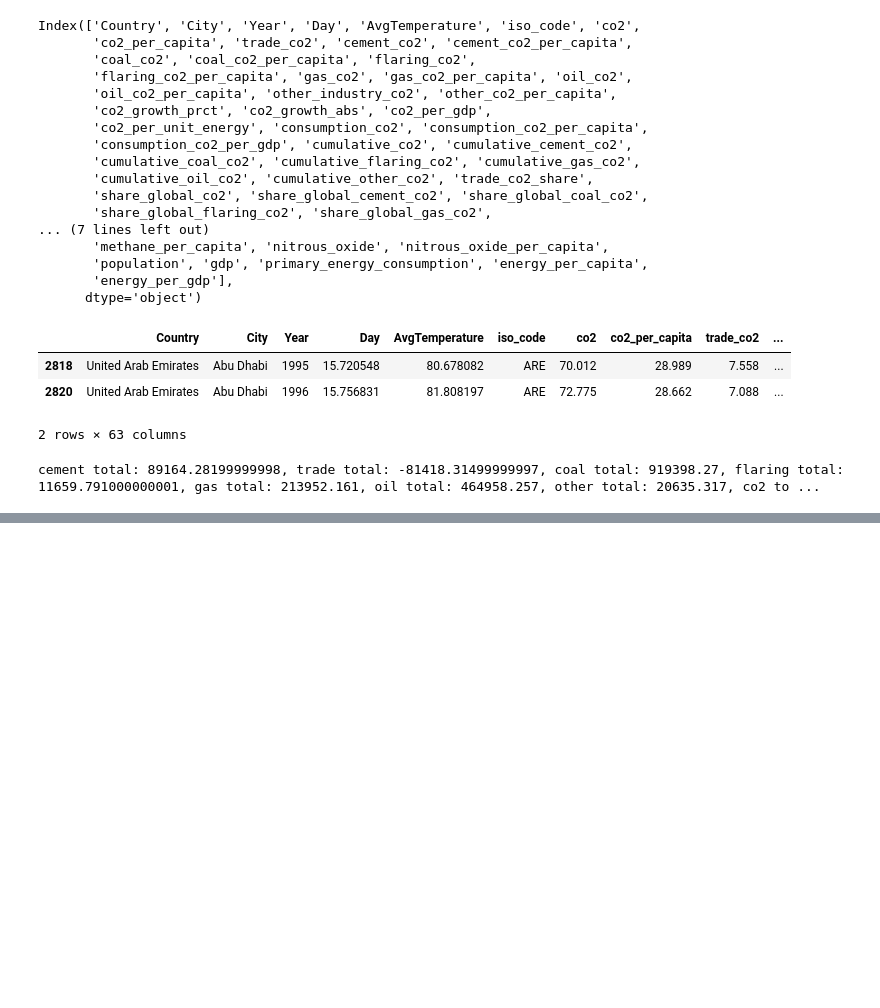
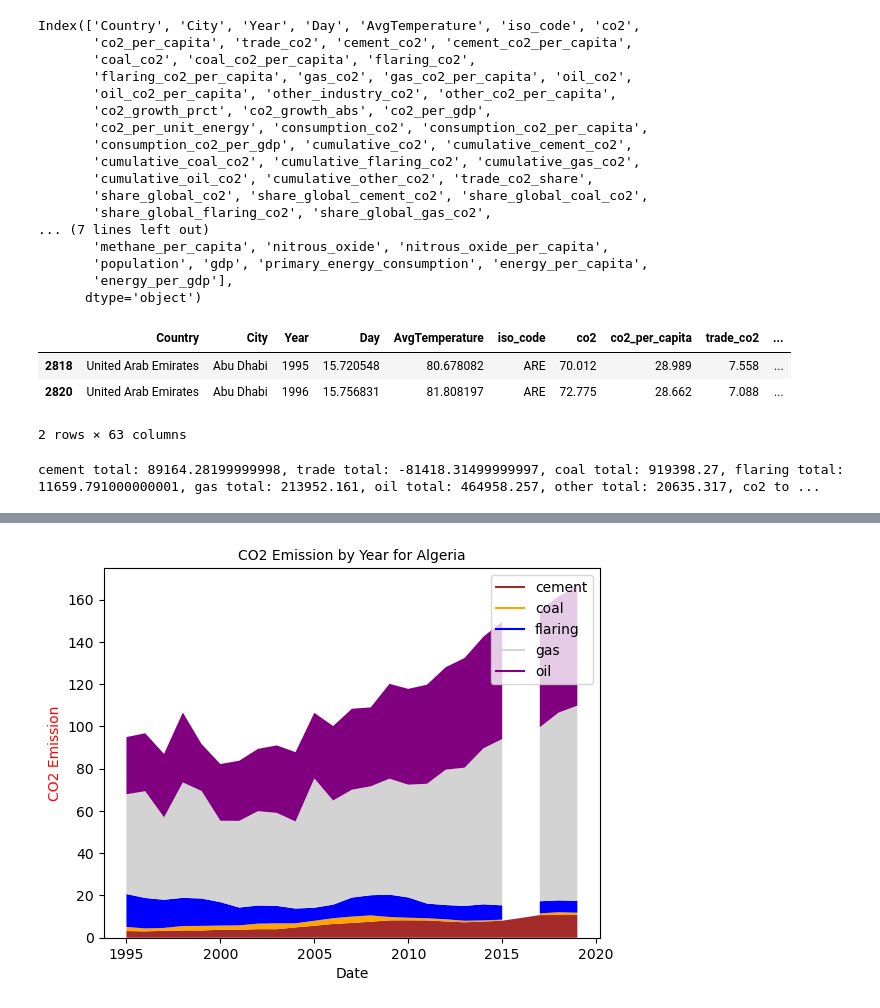
Before and after one commit to sherryli1116/finalproject-group15, a Jupyter notebook: city_temperature_graphs.ipynb, the cells around one changed output, grey strips where cells are left out. Saved outputs shown, nothing was run; the diff lists cells and outputs as text; code cells hidden in the pictures; blank space fills up the shorter version.

```diff
--- a/city_temperature_graphs.ipynb
+++ b/city_temperature_graphs.ipynb
@@ -508,0 +599,24 @@ ax.bar(main)
+# %%
+# stackplot emissions by type for Algeria
+year = algeria_df.Year
+cement = algeria_df.cement_co2
+coal = algeria_df.coal_co2
+flaring = algeria_df.flaring_co2
+gas = algeria_df.gas_co2
+oil = algeria_df.oil_co2
+
+plt.plot([], [], color='brown', label='cement')
+plt.plot([], [], color='orange', label='coal')
+plt.plot([], [], color='blue', label='flaring')
+plt.plot([], [], color='lightgray', label='gas')
+plt.plot([], [], color='purple', label='oil')
+
+plt.stackplot(year, cement, coal, flaring, gas, oil, baseline='zero', colors=['brown', 'orange', 'blue', 'lightgray', 'purple'])
+
+plt.title('CO2 Emission by Year for Algeria', fontsize=10)
+plt.xlabel('Date',fontsize=10)
+plt.ylabel('CO2 Emission',color='red',fontsize=10)
+plt.legend()
+plt.show()
+# %% [output]
+[figure, added]
```
Also changed, not shown: parts of 11 cells of this notebook.
